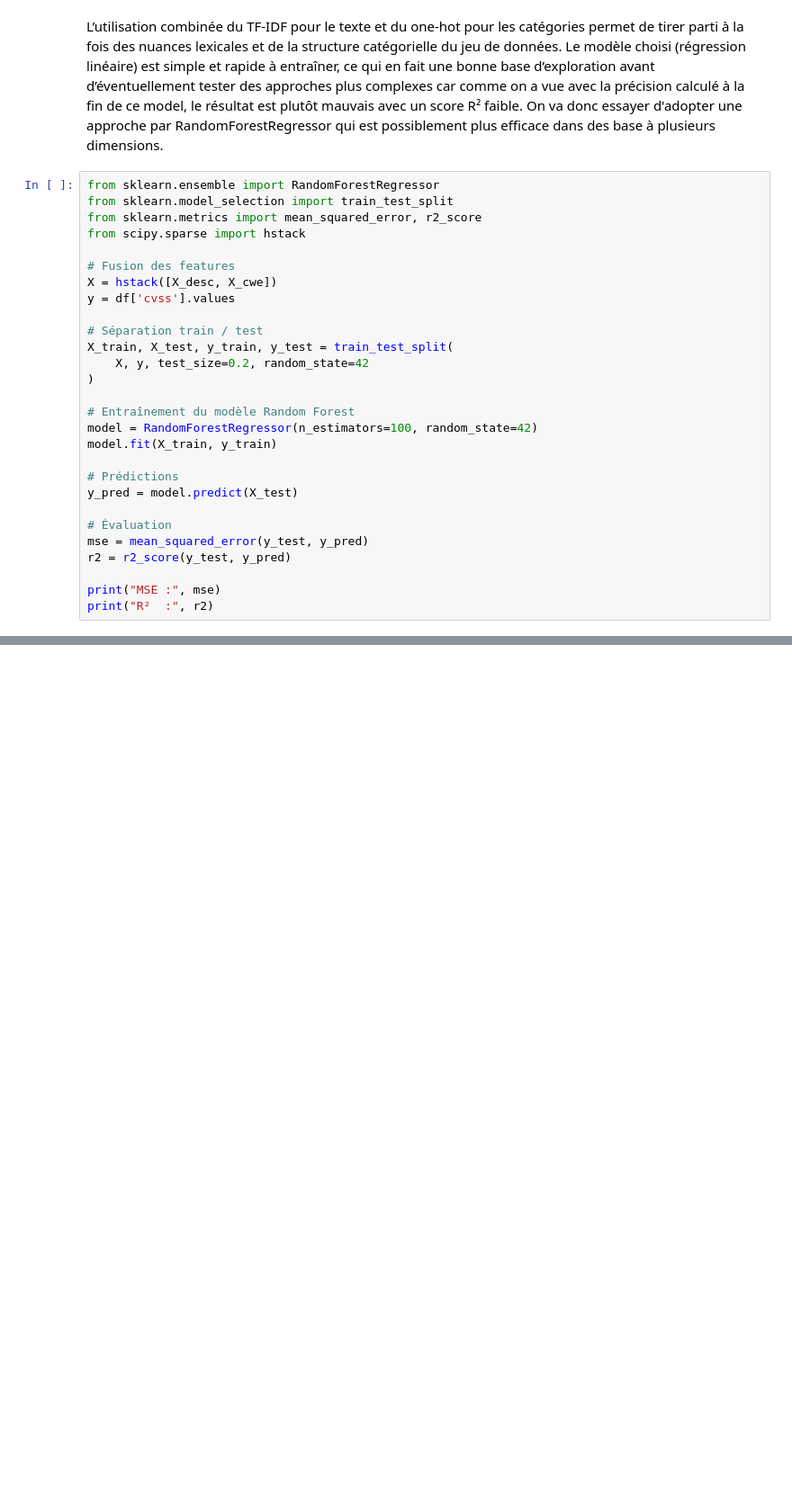
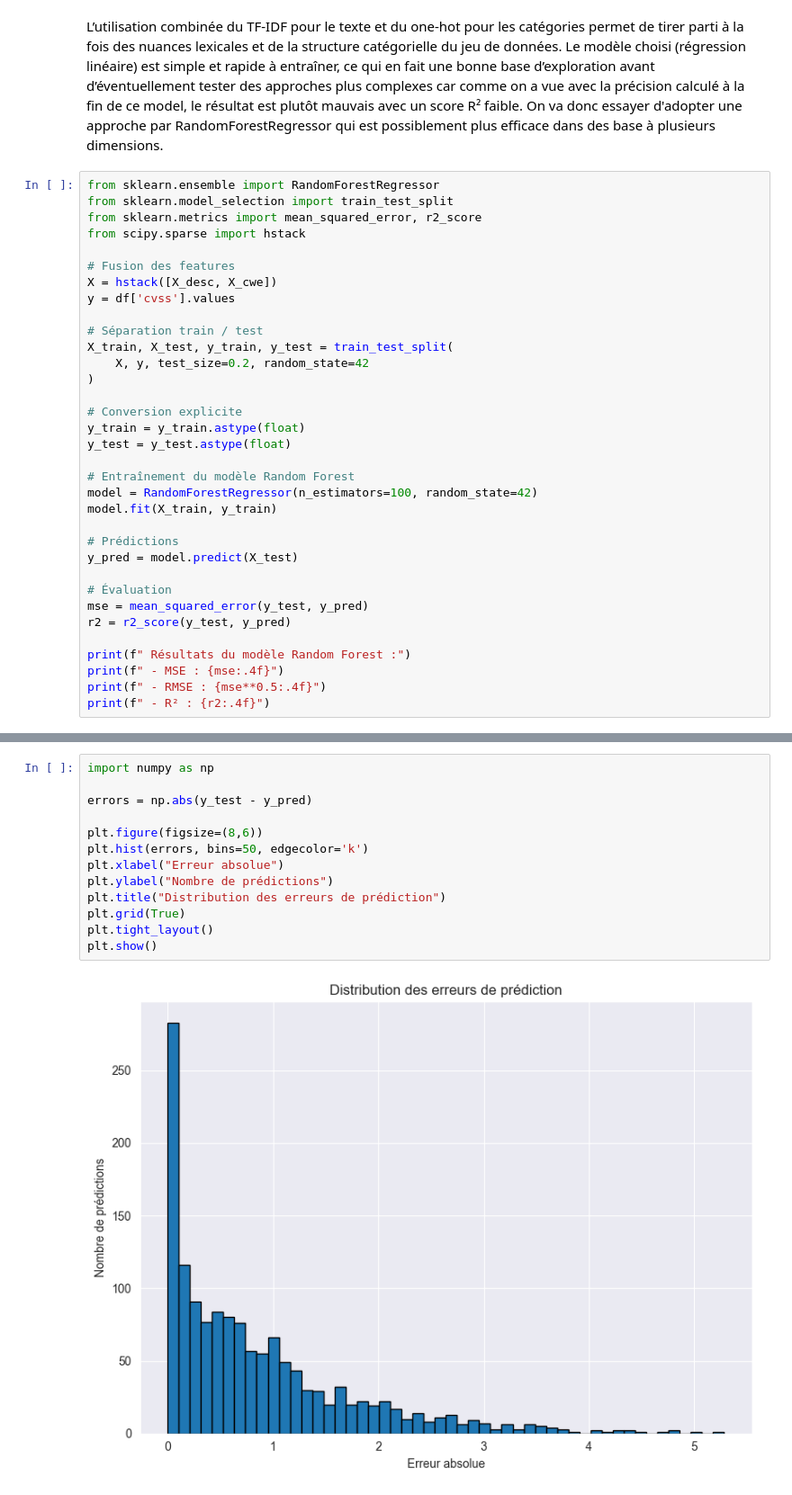
Before and after one commit to Candicemamou/ProjetFinalData, a Jupyter notebook: mnt/data/visualisation_cve_etape5.ipynb, the cells around one changed output, grey strips where cells are left out. Shown: that part at 90% size. Saved outputs shown, nothing was run; the diff lists cells and outputs as text; blank space fills up the shorter version.

```diff
--- a/mnt/data/visualisation_cve_etape5.ipynb
+++ b/mnt/data/visualisation_cve_etape5.ipynb
@@ -664,6 +669,10 @@ X_train, X_test, y_train, y_test = train_test_split(
     X, y, test_size=0.2, random_state=42
 )
 
+# Conversion explicite
+y_train = y_train.astype(float)
+y_test = y_test.astype(float)
+
 # Entraînement du modèle Random Forest
 model = RandomForestRegressor(n_estimators=100, random_state=42)
 model.fit(X_train, y_train)
@@ -675,6 +684,8 @@ y_pred = model.predict(X_test)
 mse = mean_squared_error(y_test, y_pred)
 r2 = r2_score(y_test, y_pred)
 
-print("MSE :", mse)
-print("R²  :", r2)
+print(f" Résultats du modèle Random Forest :")
+print(f" - MSE : {mse:.4f}")
+print(f" - RMSE : {mse**0.5:.4f}")
+print(f" - R² : {r2:.4f}")
 # %% [output]
@@ -684,0 +698,15 @@ Dans cette approche, le score R² est plus encourageant bien que toujours assez
+# %%
+import numpy as np
+
+errors = np.abs(y_test - y_pred)
+
+plt.figure(figsize=(8,6))
+plt.hist(errors, bins=50, edgecolor='k')
+plt.xlabel("Erreur absolue")
+plt.ylabel("Nombre de prédictions")
+plt.title("Distribution des erreurs de prédiction")
+plt.grid(True)
+plt.tight_layout()
+plt.show()
+# %% [output]
+[figure, added]
```
Also changed, not shown: parts of 4 cells of this notebook, 1 other file.
